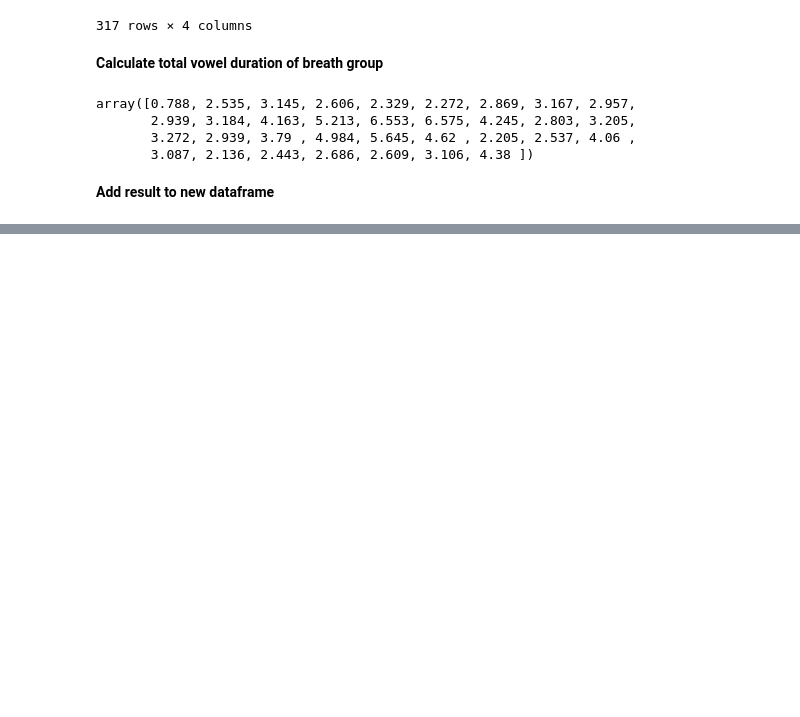
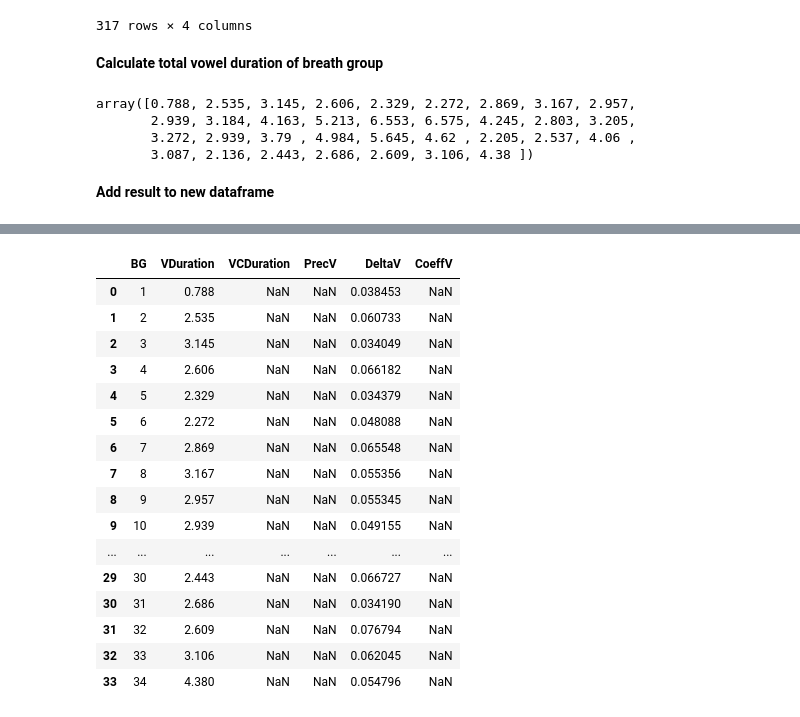
Before and after one commit to Janina712/MLTSA22_JBoecher, a Jupyter notebook: Other/PercDeltaCoeff.ipynb, the cells around one changed output, grey strips where cells are left out. Cells and saved outputs as stored; diff of their text form; code cells hidden in the pictures; blank space fills up the shorter version.

```diff
--- a/Other/PercDeltaCoeff.ipynb
+++ b/Other/PercDeltaCoeff.ipynb
@@ -68,0 +105,31 @@ newdf
+# %%
+grouped_df = df.groupby("Breath.Group")
+grouped_lists = grouped_df["Duration"].apply(list)
+grouped_lists = grouped_lists.reset_index()
+# %%
+Vstd = np.zeros(len(grouped_lists))
+# %%
+for i in range(0,len(grouped_lists)):
+  Vstd[i] = np.std(grouped_lists["Duration"][i])
+# %%
+newdf["DeltaV"] = Vstd
+# %%
+newdf
+# %% [output]
+|  | BG | VDuration | VCDuration | PrecV | DeltaV | CoeffV |
+| 0 | 1 | 0.788 | NaN | NaN | 0.038453 | NaN |
+| 1 | 2 | 2.535 | NaN | NaN | 0.060733 | NaN |
+| 2 | 3 | 3.145 | NaN | NaN | 0.034049 | NaN |
+| 3 | 4 | 2.606 | NaN | NaN | 0.066182 | NaN |
+| 4 | 5 | 2.329 | NaN | NaN | 0.034379 | NaN |
+| 5 | 6 | 2.272 | NaN | NaN | 0.048088 | NaN |
+| 6 | 7 | 2.869 | NaN | NaN | 0.065548 | NaN |
+| 7 | 8 | 3.167 | NaN | NaN | 0.055356 | NaN |
+| 8 | 9 | 2.957 | NaN | NaN | 0.055345 | NaN |
+| 9 | 10 | 2.939 | NaN | NaN | 0.049155 | NaN |
+| ... | ... | ... | ... | ... | ... | ... |
+| 29 | 30 | 2.443 | NaN | NaN | 0.066727 | NaN |
+| 30 | 31 | 2.686 | NaN | NaN | 0.034190 | NaN |
+| 31 | 32 | 2.609 | NaN | NaN | 0.076794 | NaN |
+| 32 | 33 | 3.106 | NaN | NaN | 0.062045 | NaN |
+| 33 | 34 | 4.380 | NaN | NaN | 0.054796 | NaN |
```
Also changed, not shown: parts of 4 cells of this notebook.
